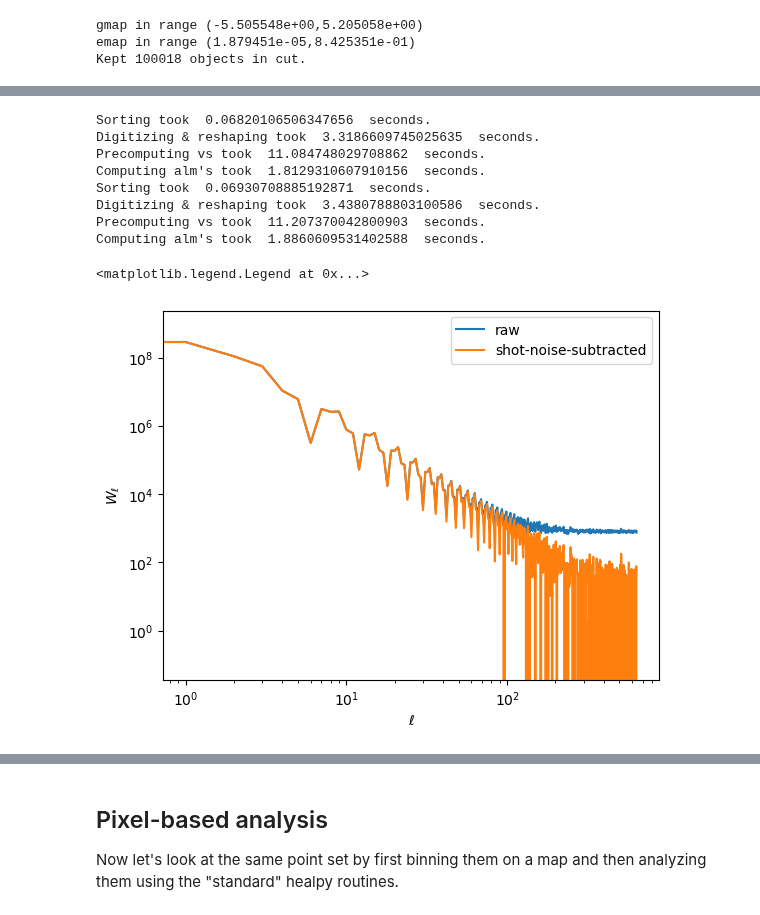
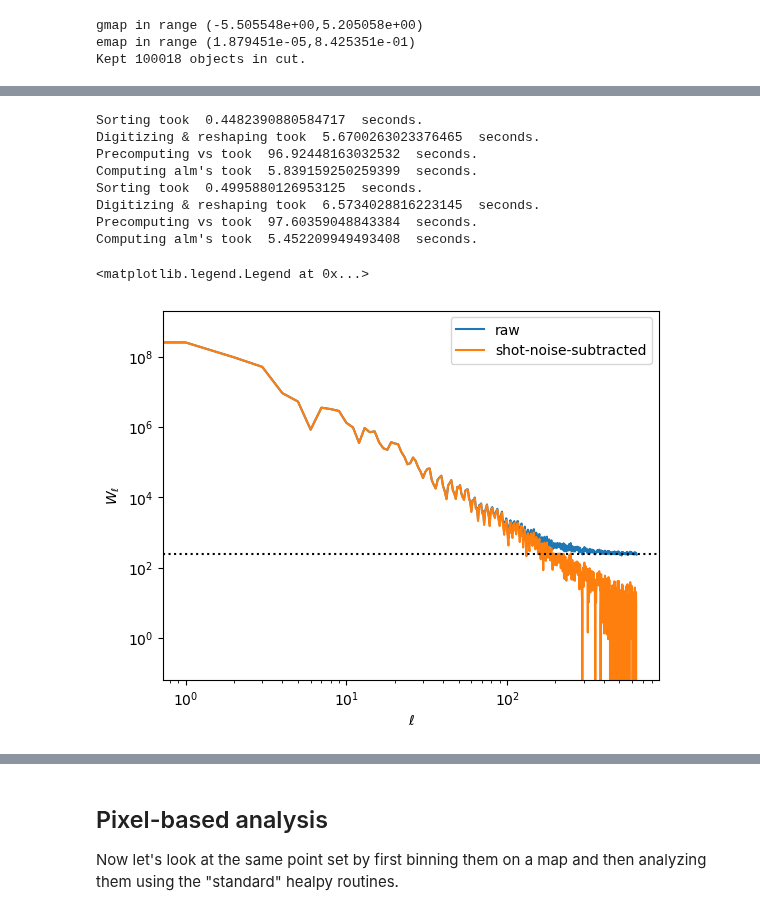
Before and after one commit to martinjameswhite/directsht, a Jupyter notebook: notebooks/analyzing_mocks.ipynb, the cells around one changed output, grey strips where cells are left out. Cells and saved outputs as stored; diff of their text form; code cells hidden in the pictures.

```diff
--- a/notebooks/analyzing_mocks.ipynb
+++ b/notebooks/analyzing_mocks.ipynb
@@ -53,12 +69,22 @@ gmap in range (-5.505548e+00,5.205058e+00)
 emap in range (1.879451e-05,8.425351e-01)
 Kept 100018 objects in cut.
 # %%
-# Get a random number generator.
-seed = None
-rng = np.random.default_rng(seed)
-
-# Generate a random catalog.
-nrand = 10*len(thetas)
-trand = np.arccos( rng.uniform(low=-0.5,high=0.5,size=nrand) )
-prand = rng.uniform(low=np.pi/2,high=3*np.pi/2,size=nrand)
-wrand = np.ones_like(trand) * float(npnt)/float(trand.size)
+# Code to generate a random catalog.
+def generate_randoms(nrand):
+    """Generate nrand randoms in our footprint."""
+    trand = np.arccos( rng.uniform(low=-0.5,high=0.5,size=nrand) )
+    prand = rng.uniform(low=np.pi/2,high=3*np.pi/2,size=nrand)
+    wrand = np.ones_like(trand) * float(ndata)/float(nrand)
+    return( (trand,prand,wrand) )
+# %%
+# Generate the randoms.
+nrand = 30*ndata
+trand,prand,wrand = generate_randoms(nrand)
+# %%
+# Run the data and randoms through the "veto mask".
+tdata,pdata,wdata = veto_points(tdata,pdata,wdata,nveto,rveto)
+trand,prand,wrand = veto_points(trand,prand,wrand,nveto,rveto)
+# Correct for the veto'd points.
+ndata  = len(tdata)
+nrand  = len(trand)
+wrand *= np.sum(wdata)/np.sum(wrand)
@@ -65,32 +126,31 @@ wrand = np.ones_like(trand) * float(npnt)/float(trand.size)
 # %%
 # Calculate the angular power spectrum of the randoms
-
-# We need W_l at 2*lmax, so we should initialize another sht object
-hran_forwl = sht_randoms(trand,prand,wrand)
+#
+hran_for_wl = sht_randoms(trand,prand,wrand)
 #  After subtracting shot noise, this gives us the
 #  angular power spectrum of the window function
-hrcl_forwl = hp.alm2cl(hran_forwl)
-sn = 1.0/float(nrand)/(4*np.pi) * float(npnt)**2
-wl   = hrcl_forwl - sn
+sn = 1.0/float(nrand)/(4*np.pi) * float(ndata)**2
+wl = hp.alm2cl(hran_for_wl) - sn
 # %% [output]
-Sorting took  0.06820106506347656  seconds.
-Digitizing & reshaping took  3.3186609745025635  seconds.
-Precomputing vs took  11.084748029708862  seconds.
-Computing alm's took  1.8129310607910156  seconds.
-Sorting took  0.06930708885192871  seconds.
-Digitizing & reshaping took  3.4380788803100586  seconds.
-Precomputing vs took  11.207370042800903  seconds.
-Computing alm's took  1.8860609531402588  seconds.
+Sorting took  0.4482390880584717  seconds.
+Digitizing & reshaping took  5.6700263023376465  seconds.
+Precomputing vs took  96.92448163032532  seconds.
+Computing alm's took  5.839159250259399  seconds.
+Sorting took  0.4995880126953125  seconds.
+Digitizing & reshaping took  6.5734028816223145  seconds.
+Precomputing vs took  97.60359048843384  seconds.
+Computing alm's took  5.452209949493408  seconds.
 # %%
-plt.loglog(wl + sn, label='raw')
-plt.loglog(wl, label='shot-noise-subtracted')
-
+plt.loglog(wl+sn,label='raw')
+plt.loglog(wl   ,label='shot-noise-subtracted')
+plt.axhline(sn,ls=':',color='k')
+#
 plt.xlabel(r'$\ell$')
 plt.ylabel(r'$W_\ell$')
 plt.legend()
 # %% [output]
 <matplotlib.legend.Legend at 0x...>
-[figure, old version]
+[figure, new version]
 # %%
 # Initialize an instance of the MaskDeconvolution. This will let us deconvolve
 # the mask-induced mode-coupling of the pseudo-Cls, convolved the theory to
```
Also changed, not shown: parts of 31 cells of this notebook.
